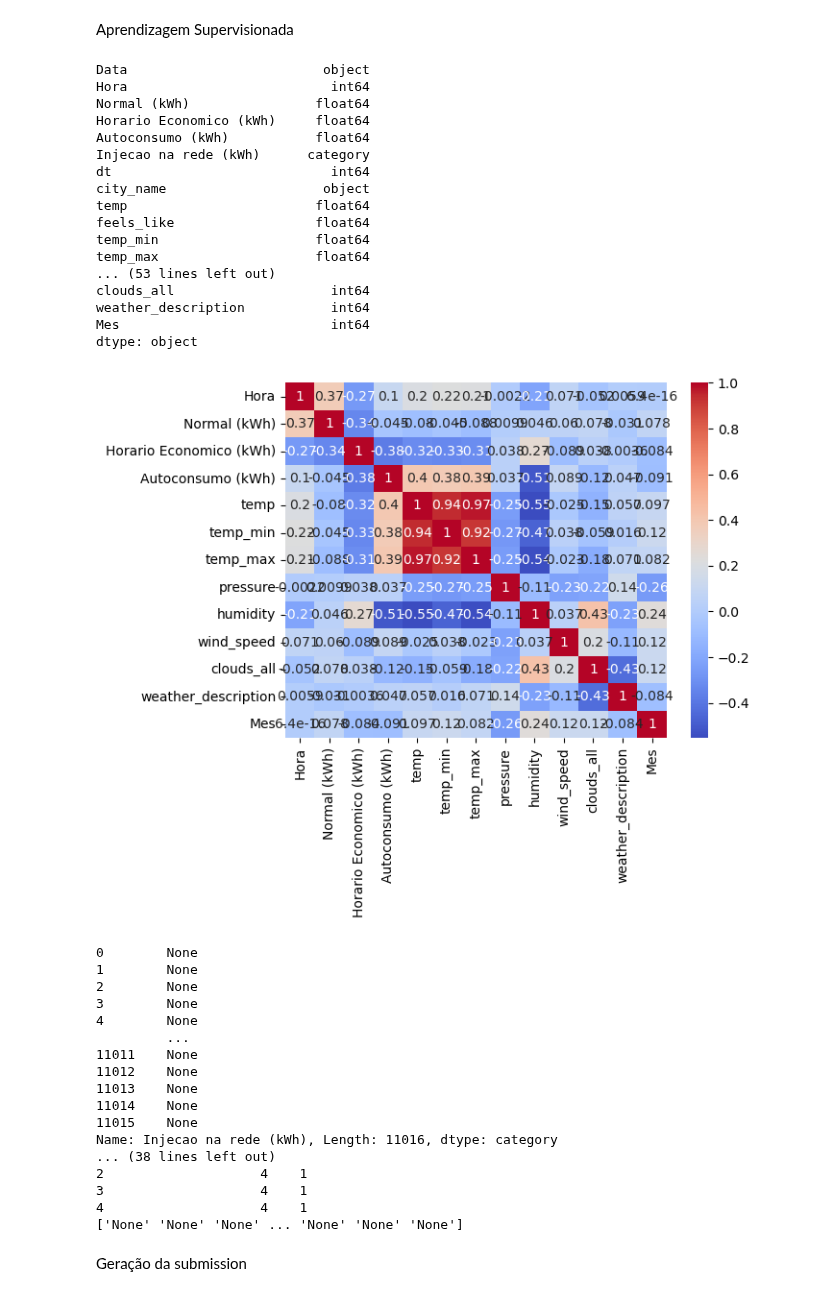
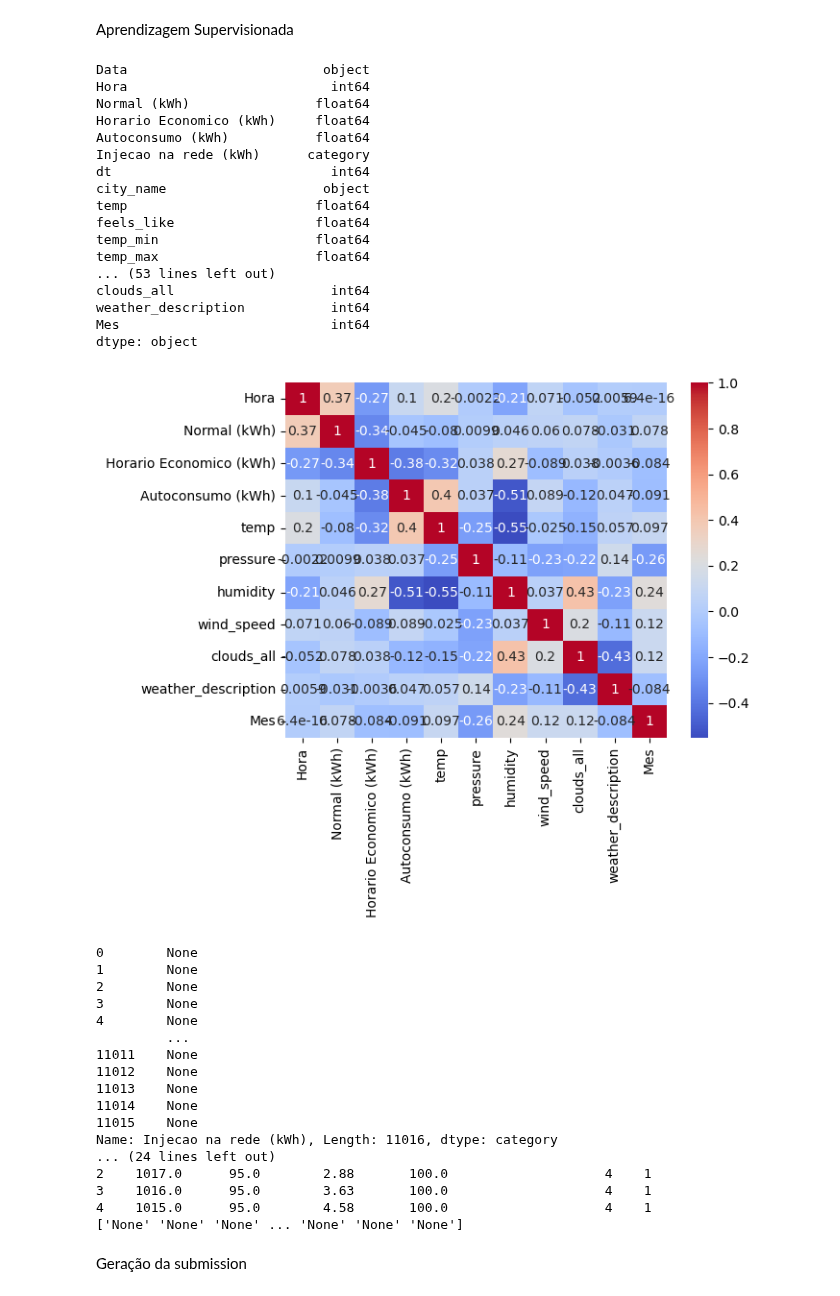
Before and after one commit to simaobarroso/tp-daa, a Jupyter notebook: competicao/comp.ipynb, the cells around one changed output. Cells and saved outputs as stored; diff of their text form; code cells hidden in the pictures.

Commit message:
0.83284. Remoção de temp_max e temp_min. Muito correlacionadas com o temp

```diff
--- a/competicao/comp.ipynb
+++ b/competicao/comp.ipynb
@@ -279,7 +279,7 @@ sns.histplot(df_2023["weather_description"],y=df_2023["weather_description"])
 
 # Features and target
 print(df_train.dtypes)
-x = df_train[["Hora","Normal (kWh)","Horario Economico (kWh)","Autoconsumo (kWh)","temp","temp_min","temp_max","pressure","humidity","wind_speed","clouds_all","weather_description","Mes"]]
+x = df_train[["Hora","Normal (kWh)","Horario Economico (kWh)","Autoconsumo (kWh)","temp","pressure","humidity","wind_speed","clouds_all","weather_description","Mes"]]
 y = df_train["Injecao na rede (kWh)"]
 
 correlation_matrix = x.corr()
@@ -297,13 +297,15 @@ print(y)
 #print(df_2023)
 df_2023.drop(['Data'], axis='columns', inplace=True)
 #df_2023.drop(['Hora'], axis='columns', inplace=True)
-df_2023.drop(['feels_like'], axis='columns', inplace=True)
 df_2023.drop(['city_name'], axis='columns', inplace=True)
 df_2023.drop(['grnd_level'], axis='columns', inplace=True)
 df_2023.drop(['rain_1h'], axis='columns', inplace=True)
 df_2023.drop(['sea_level'], axis='columns', inplace=True)
 #df_2023.drop(['weather_description'], axis='columns', inplace=True)
 df_2023.drop(['dt'], axis='columns', inplace=True)
+df_2023.drop(['feels_like'], axis='columns', inplace=True)
+df_2023.drop(['temp_max'], axis='columns', inplace=True)
+df_2023.drop(['temp_min'], axis='columns', inplace=True)
 
 clf = DecisionTreeClassifier(random_state=2021)
 
@@ -337,34 +339,34 @@ for elem in predict:
 data = pd.DataFrame({'RowId': range(1, len(df_2023) + 1), 'Result': prediction1})
 
 
 
 
 # Save the data to a CSV file
 #print(predict)
 data.to_csv('predictions.csv', index=False)
 
 # Print the predictions
 #print("Predictions:")
 #print(predict)
 # %% [output]
 Data                         object
 Hora                          int64
 Normal (kWh)                float64
 Horario Economico (kWh)     float64
 Autoconsumo (kWh)           float64
 Injecao na rede (kWh)      category
 dt                            int64
 city_name                    object
 temp                        float64
 feels_like                  float64
 temp_min                    float64
 temp_max                    float64
 ... (53 lines left out)
 clouds_all                    int64
 weather_description           int64
 Mes                           int64
 dtype: object
-[figure, old version]
+[figure, new version]
 0        None
 1        None
 2        None
@@ -377,10 +379,10 @@ dtype: object
 11014    None
 11015    None
 Name: Injecao na rede (kWh), Length: 11016, dtype: category
-... (38 lines left out)
-2                    4    1
-3                    4    1
-4                    4    1
+... (24 lines left out)
+2    1017.0      95.0        2.88       100.0                    4    1
+3    1016.0      95.0        3.63       100.0                    4    1
+4    1015.0      95.0        4.58       100.0                    4    1
 ['None' 'None' 'None' ... 'None' 'None' 'None']
 # %% [markdown]
 Geração da submission
```
Also changed, not shown: 1 other file.
